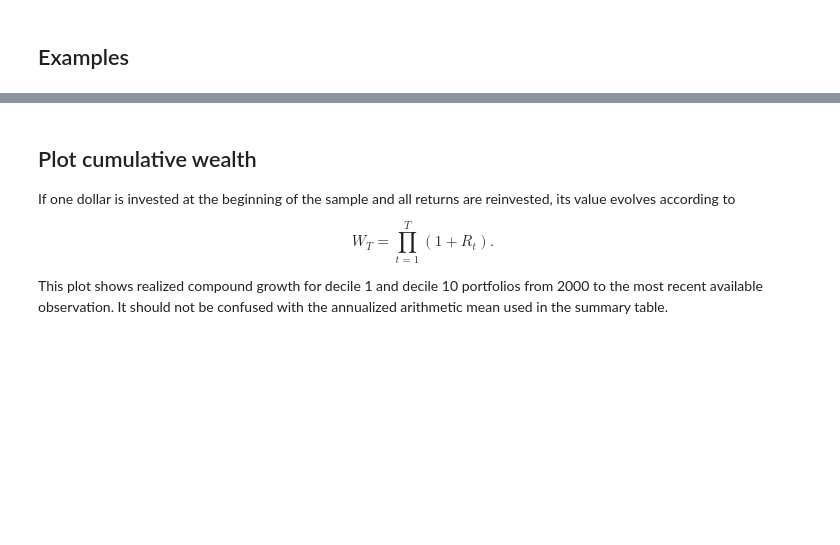
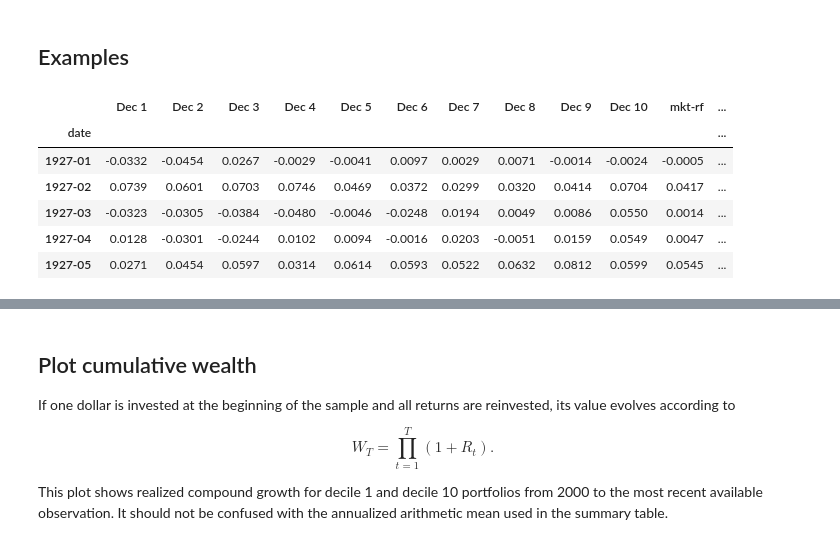
Before and after one commit to boyerb/Investments, a Jupyter notebook: Ex06-Ken French_Portfolio_Returns.ipynb, the cells around one changed output, grey strips where cells are left out. Cells and saved outputs as stored; diff of their text form; code cells hidden in the pictures; blank space fills up the shorter version.

```diff
--- a/Ex06-Ken French_Portfolio_Returns.ipynb
+++ b/Ex06-Ken French_Portfolio_Returns.ipynb
@@ -93,13 +100,21 @@ available[available["strategy"] == "size"]
 # %% [markdown]
 ## Examples
 # %%
-# Example 1: Load all available monthly value-weighted size decile portfolio returns and market factors.
-size_deciles = fm.load_ken_french_data(
+# Example 1: Load all available monthly value-weighted momentum decile portfolio returns and market factors.
+momentum_deciles = fm.load_ken_french_data(
     data_type='deciles',
-    strategy='size',
+    strategy='momentum',
     include_factors='market'
 )
-size_deciles.head()
+momentum_deciles.head()
+# %% [output]
+|  | Dec 1 | Dec 2 | Dec 3 | Dec 4 | Dec 5 | Dec 6 | Dec 7 | Dec 8 | Dec 9 | Dec 10 | mkt-rf | ... |
+| date |  |  |  |  |  |  |  |  |  |  |  | ... |
+| 1927-01 | -0.0332 | -0.0454 | 0.0267 | -0.0029 | -0.0041 | 0.0097 | 0.0029 | 0.0071 | -0.0014 | -0.0024 | -0.0005 | ... |
+| 1927-02 | 0.0739 | 0.0601 | 0.0703 | 0.0746 | 0.0469 | 0.0372 | 0.0299 | 0.0320 | 0.0414 | 0.0704 | 0.0417 | ... |
+| 1927-03 | -0.0323 | -0.0305 | -0.0384 | -0.0480 | -0.0046 | -0.0248 | 0.0194 | 0.0049 | 0.0086 | 0.0550 | 0.0014 | ... |
+| 1927-04 | 0.0128 | -0.0301 | -0.0244 | 0.0102 | 0.0094 | -0.0016 | 0.0203 | -0.0051 | 0.0159 | 0.0549 | 0.0047 | ... |
+| 1927-05 | 0.0271 | 0.0454 | 0.0597 | 0.0314 | 0.0614 | 0.0593 | 0.0522 | 0.0632 | 0.0812 | 0.0599 | 0.0545 | ... |
 # %%
 # Example 2: Load the daily size decile portfolios from January 1990 to the most recent available month. The `details=True` option prints information about the source file, including the date range and portfolio construction. Here we specify a start_date but no end_date.  The function will default to the latest available end_date.
 start_date = '1990-01'
```
Also changed, not shown: parts of 12 cells of this notebook.
